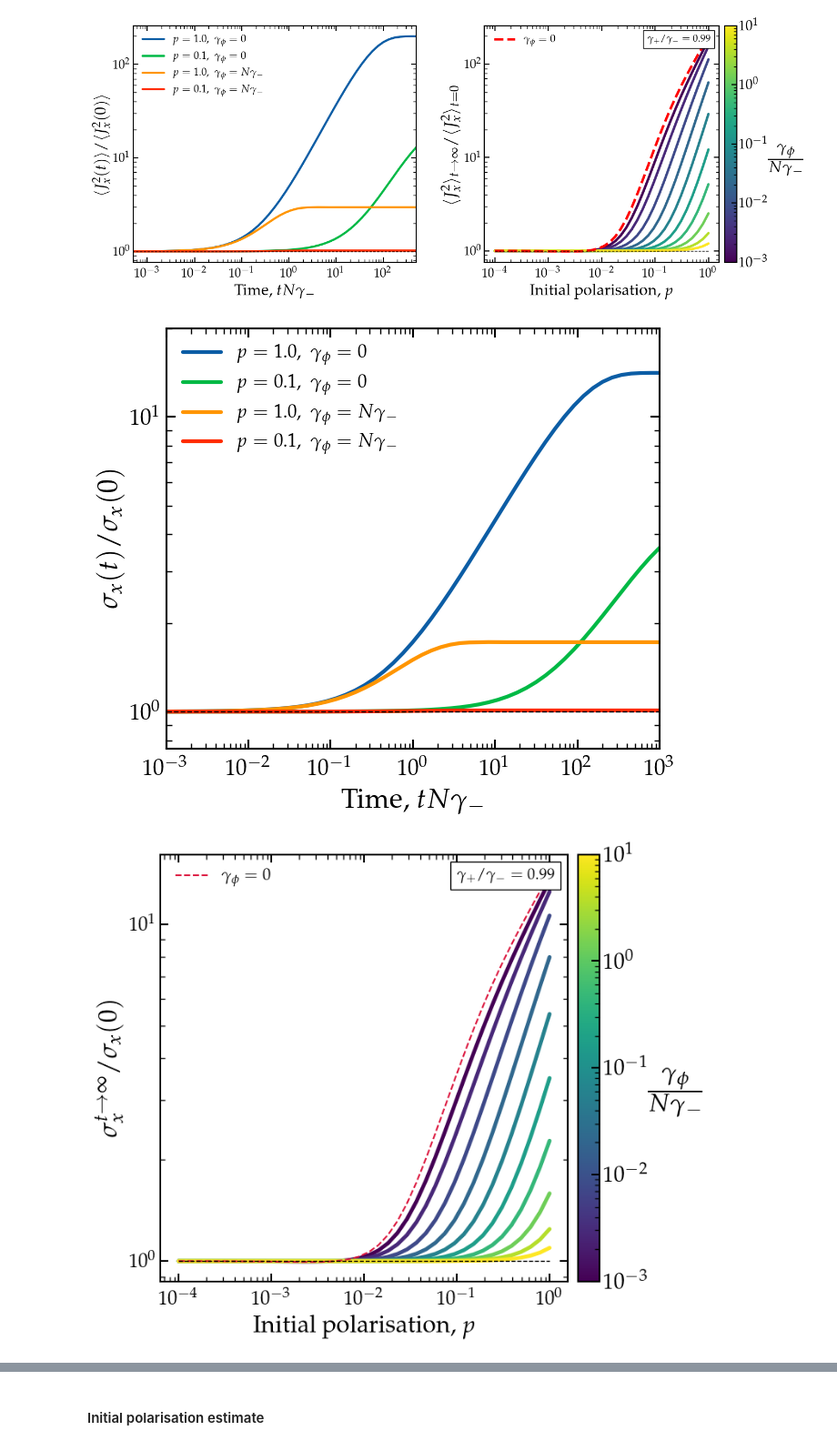
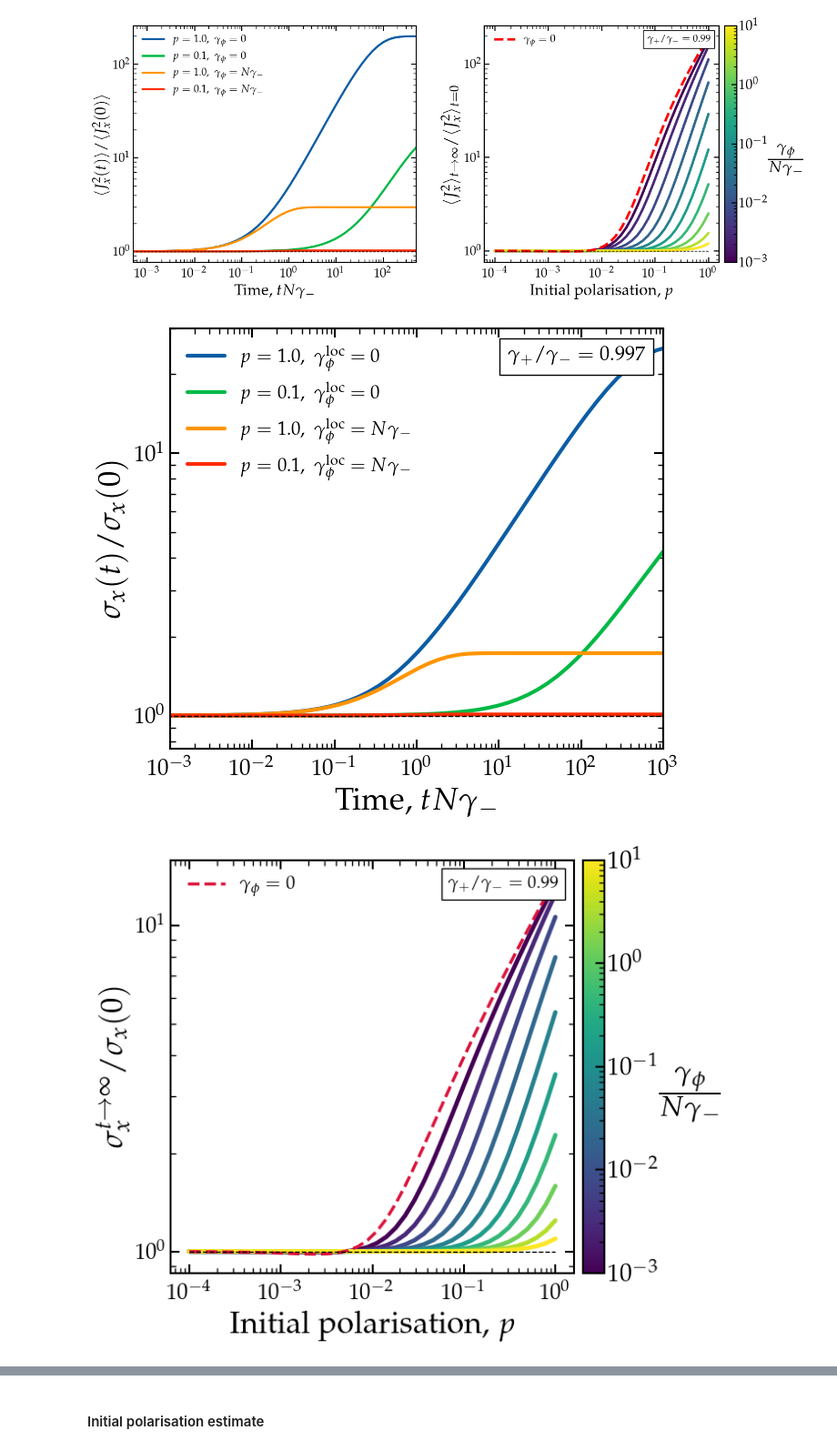
Before and after one commit to gpierobon/pyOpenNu, a Jupyter notebook: notebooks/Polarisation.ipynb, the cells around one changed output, grey strips where cells are left out. Shown at 91% size. Cells and saved outputs as stored; diff of their text form; code cells hidden in the pictures.

```diff
--- a/notebooks/Polarisation.ipynb
+++ b/notebooks/Polarisation.ipynb
@@ -28,7 +24,7 @@ gl = np.geomspace(1e-3,10,10)
 j0 = []
 
 for pi in pl:
-    t2, _, _, j1, _ = on.solve2nd(N, state='G', gp_ratio=0.99, gd_ratio=0, p_init=pi)
+    t2, _, _, j1, _ = on.solve2nd(N, state='G', gp_ratio=0.99, gd_ratio=N*3e-4, p_init=pi)
     j0.append(j1[-1])
 
 j0 = np.array(j0)/N*4
@@ -116,69 +112,86 @@ fig, ax = plt.subplots(figsize=(7,6))
 # First plot?
 ############################################################################################################
 
+gpr = 0.997
 
 pi = 1; de= 0
-t2, _, _, j2, _ = on.solve2nd(N, state='G', gp_ratio=0.99, gd_ratio=N*de, p_init=pi, ti=1e-20,)
-ax.loglog(t2, np.sqrt(j2/N*4), label=r'$p=%.1f, ~\gamma_{\phi}=0$'%(pi))
+t2, _, _, j2, _ = on.solve2nd(N, state='G', gp_ratio=gpr, gd_ratio=N*de, p_init=pi, ti=1e-20,)
+ax.loglog(t2, np.sqrt(j2/N*4), label=r'$p=%.1f, ~\gamma^{\rm loc}_{\phi}=0$'%(pi))
 
 pi = 0.1; de= 0
-t2, _, _, j2, _ = on.solve2nd(N, state='G', gp_ratio=0.99, gd_ratio=N*de, p_init=pi, ti=1e-20,)
-ax.loglog(t2, np.sqrt(j2/N*4), label=r'$p=%.1f, ~\gamma_{\phi}=0$'%(pi))
+t2, _, _, j2, _ = on.solve2nd(N, state='G', gp_ratio=gpr, gd_ratio=N*de, p_init=pi, ti=1e-20,)
+ax.loglog(t2, np.sqrt(j2/N*4), label=r'$p=%.1f, ~\gamma^{\rm loc}_{\phi}=0$'%(pi))
 
 pi = 1; de= 1
-t2, _, _, j2, _ = on.solve2nd(N, state='G', gp_ratio=0.99, gd_ratio=N*de, p_init=pi, ti=1e-20,)
-ax.loglog(t2, np.sqrt(j2/N*4), label=r'$p=%.1f, ~\gamma_{\phi}=N\gamma_-$'%(pi))
+t2, _, _, j2, _ = on.solve2nd(N, state='G', gp_ratio=gpr, gd_ratio=N*de, p_init=pi, ti=1e-20,)
+ax.loglog(t2, np.sqrt(j2/N*4), label=r'$p=%.1f, ~\gamma^{\rm loc}_{\phi}=N\gamma_-$'%(pi))
 
 pi = 0.1; de= 1
-t2, _, _, j2, _ = on.solve2nd(N, state='G', gp_ratio=0.99, gd_ratio=N*de, p_init=pi, ti=1e-20,)
-ax.loglog(t2, np.sqrt(j2/N*4), label=r'$p=%.1f, ~\gamma_{\phi}=N\gamma_-$'%(pi))
+t2, _, _, j2, _ = on.solve2nd(N, state='G', gp_ratio=gpr, gd_ratio=N*de, p_init=pi, ti=1e-20,)
+ax.loglog(t2, np.sqrt(j2/N*4), label=r'$p=%.1f, ~\gamma^{\rm loc}_{\phi}=N\gamma_-$'%(pi))
 
+gamma = 0.997
+text_box = AnchoredText(
+    fr"$\gamma_+/\gamma_- = {gamma:.3f}$",
+    loc='upper right',
+    frameon=True,
+    prop=dict(size=16)
+)
+ax.add_artist(text_box)
 
 ax.set_xlim(1e-3, 1e3)
-ax.set_ylim(0.75,20)
+ax.set_ylim(0.75,30)
 ax.loglog(t2, t2/t2, c='k', ls='--', lw=1)
 # ax.set_yscale('linear')
-ax.set_xlabel(r'Time, $tN\gamma_-$', fontsize=22)
+ax.set_xlabel(r'Time, $tN\gamma_-$', fontsize=25)
 #ax.set_ylabel(r'$\langle J_x^2(t)\rangle/\langle J_x^2(0)\rangle$', fontsize=22)
-ax.set_ylabel(r'$\sigma_x(t)/\sigma_x(0)$', fontsize=22)
+ax.set_ylabel(r'$\sigma_x(t)/\sigma_x(0)$', fontsize=25)
 ax.legend()
 plt.show()
 fig.savefig(main_dir+'plots/sigmax_t.pdf', bbox_inches='tight')
 # %% [output]
-[figure, old version]
+[figure, new version]
 # %%
-fig, ax = plt.subplots(figsize=(8,7))
+fig, ax = plt.subplots(figsize=(7,6))
+
+
+cmap = cm.viridis
+norm = mcolors.LogNorm(vmin=min(gl), vmax=max(gl))
+sm = cm.ScalarMappable(norm=norm, cmap=cmap)
+
 
 for de in gl:
     jx2i = []
     jx2f = []
     for pi in pl:
         t2, _, _, j2, _ = on.solve2nd(N, state='G', gp_ratio=0.99, gd_ratio=N*de, p_init=pi, ti=1e-20)
         jx2i.append(j2[0])
         jx2f.append(j2[-1])
     plt.loglog(pl, np.sqrt(np.array(jx2f)/N*4), color=sm.to_rgba(de), lw=3.5)
-plt.loglog(pl, np.sqrt(j0), c='crimson', ls='--', lw=1.5, label=r'$\gamma_{\phi}=0$')
+
+
+plt.loglog(pl, np.sqrt(j0), c='crimson', ls='--', lw=2.5, label=r'$\gamma_{\phi}=0$')
 
 cbar = plt.colorbar(sm, ax=ax, pad=0.02)
 cbar.set_label(r'$\frac{\gamma_\phi}{N\gamma_-}$', fontsize=30, rotation=0, labelpad=25)
 cbar.ax.tick_params(labelsize=20)
 
 gamma = 0.99
 text_box = AnchoredText(
     fr"$\gamma_+/\gamma_- = {gamma:.2f}$",
     loc='upper right',
     frameon=True,
     prop=dict(size=14)
 )
 ax.add_artist(text_box)
 
 plt.loglog(pl, pl/pl, c='k', ls='--', lw=1)
-plt.xlabel(r'Initial polarisation, $p$', fontsize=22)
+plt.xlabel(r'Initial polarisation, $p$', fontsize=25)
 #plt.ylabel(r'$\langle J_x^2\rangle_{t\to\infty}/\langle J_x^2\rangle_{t=0}$', fontsize=24)
-plt.ylabel(r'$\sigma_x^{{t \to\infty}}/\sigma_x(0)$', fontsize=24)
+plt.ylabel(r'$\sigma_x^{{t \to\infty}}/\sigma_x(0)$', fontsize=25)
 plt.legend()
 plt.subplots_adjust(wspace=0.24)
 plt.show()
 fig.savefig(main_dir+'plots/sigmax_p.pdf', bbox_inches='tight')
 # %% [output]
-[figure, old version]
+[figure, new version]
```
Also changed, not shown: parts of 3 cells of this notebook, 6 other files.
